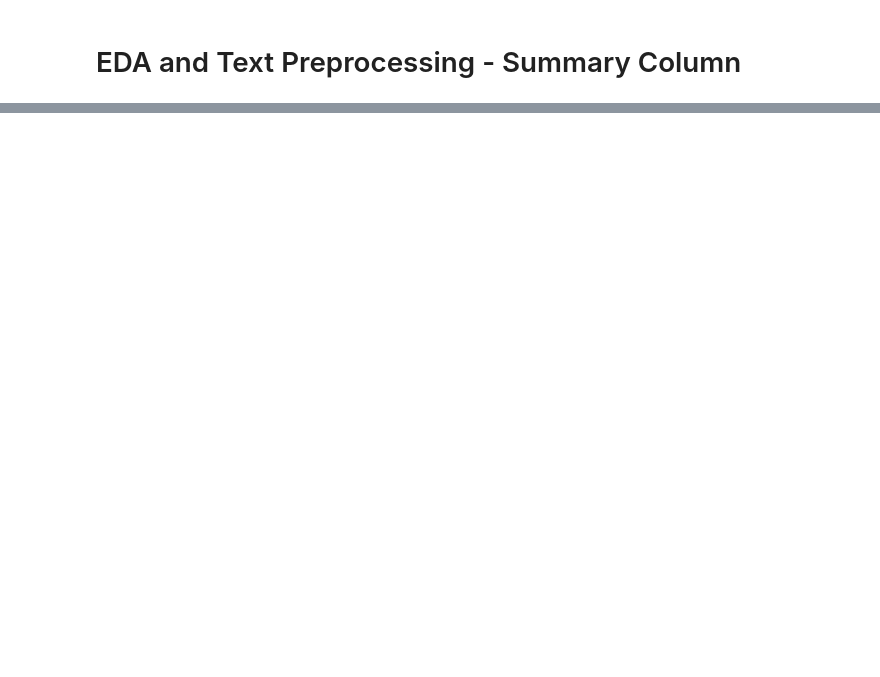
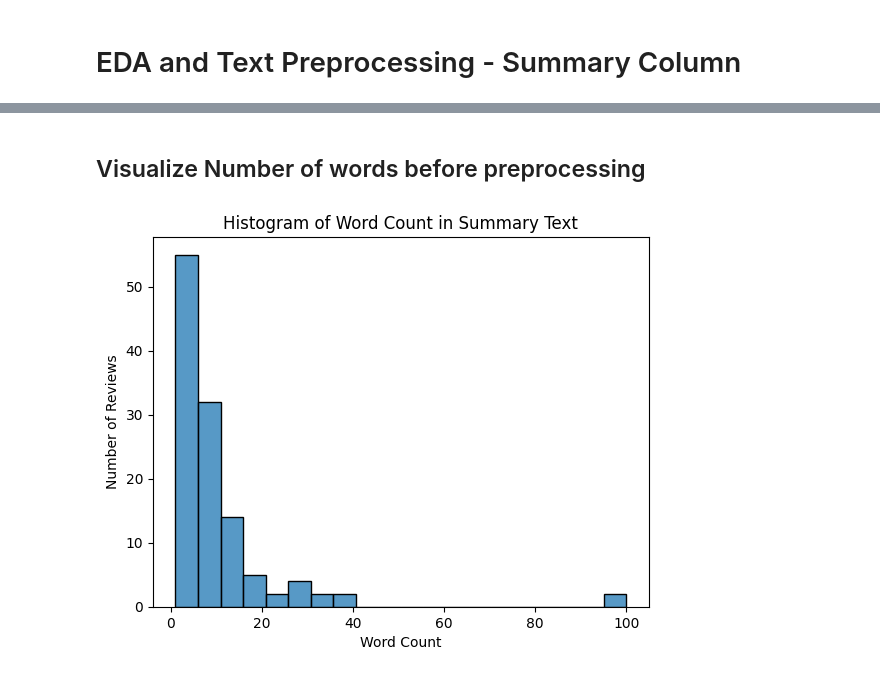
Before and after one commit to anuradha-datascience/NLP, a Jupyter notebook: Assignment_NLP.ipynb, the cells around one changed output, grey strips where cells are left out. Drawn from its saved outputs; the diff is of its cells as text; code cells hidden in the pictures; blank space fills up the shorter version.

```diff
--- a/Assignment_NLP.ipynb
+++ b/Assignment_NLP.ipynb
@@ -31,0 +66,14 @@ df.head()
+# %% [markdown]
+## Visualize Number of words before preprocessing
+# %%
+# Tokenize the summary text and count the number of words
+df['word_count'] = df['Summary'].apply(lambda x: len(word_tokenize(x)))
+
+# Plot histogram using Seaborn
+sns.histplot(df['word_count'], bins=20, kde=False)
+plt.xlabel('Word Count')
+plt.ylabel('Number of Reviews')
+plt.title('Histogram of Word Count in Summary Text')
+plt.show()
+# %% [output]
+[figure, added]
```
Also changed, not shown: parts of 23 cells of this notebook.
